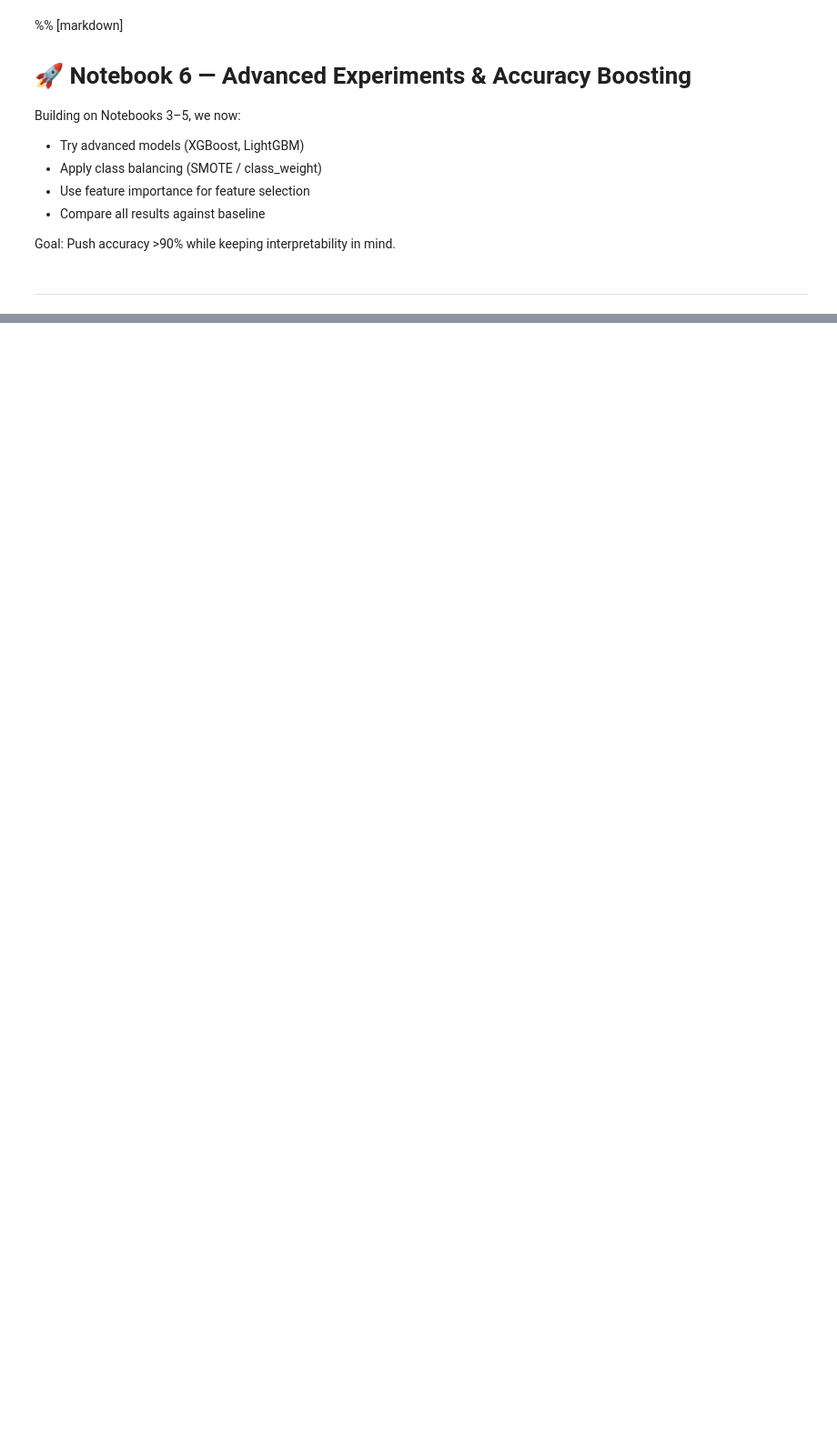
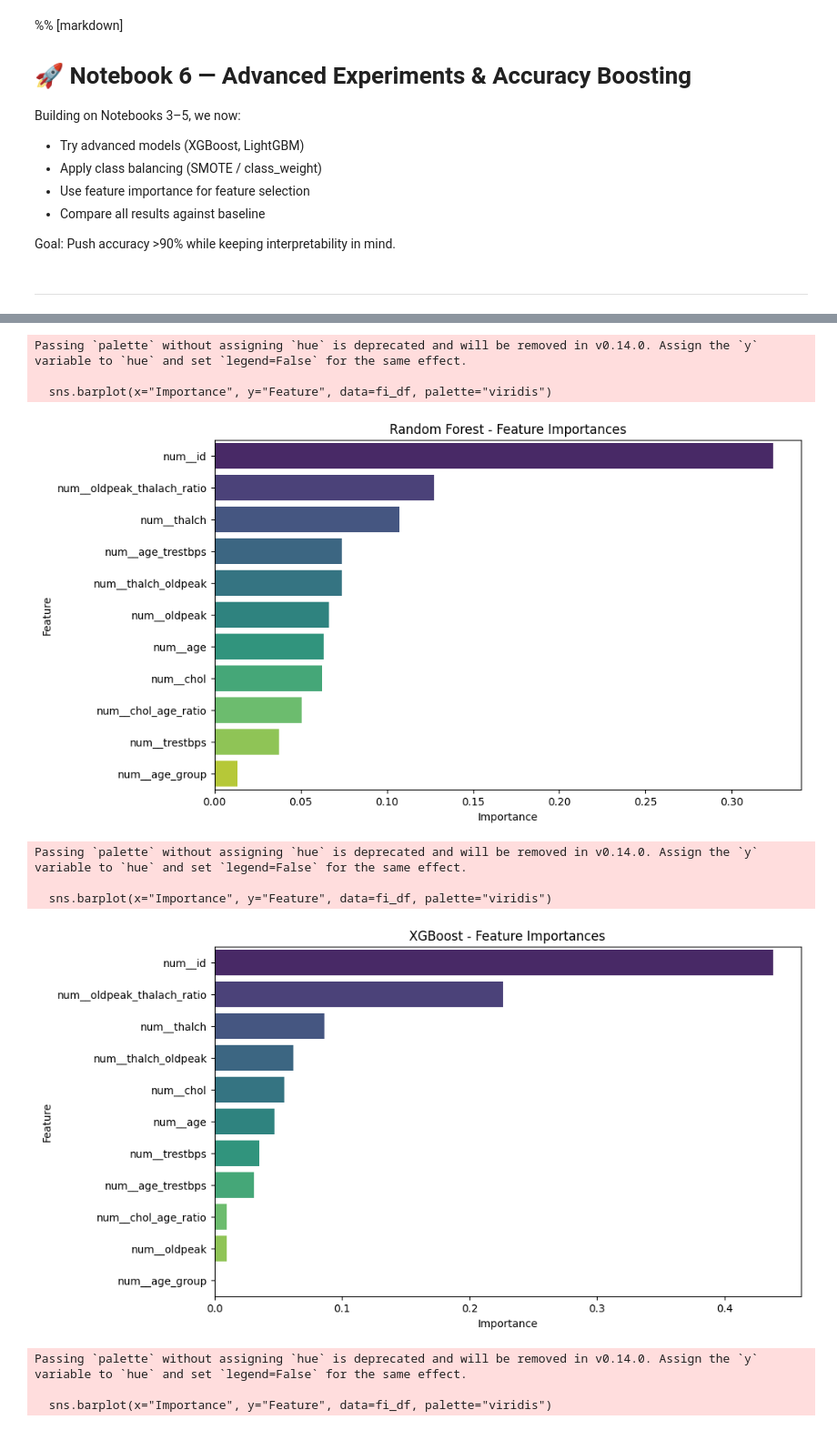
Before and after one commit to aaronalonsotorrens/Heart_disease_risk_predictor, a Jupyter notebook: jupyter_notebooks/Notebook 7.ipynb, the cells around one changed output, grey strips where cells are left out. Shown at 91% size. Saved outputs shown, nothing was run; the diff lists cells and outputs as text; code cells hidden in the pictures; blank space fills up the shorter version.

```diff
--- a/jupyter_notebooks/Notebook 7.ipynb
+++ b/jupyter_notebooks/Notebook 7.ipynb
@@ -191,0 +144,44 @@ NotFittedError: This OneHotEncoder instance is not fitted yet. Call 'fit' with a
+# %%
+for name, model in tuned_models.items():
+    # Only ensemble/tree models have feature_importances_
+    final_estimator = model[-1]  # last step in pipeline
+
+    if hasattr(final_estimator, "feature_importances_"):
+        importances = final_estimator.feature_importances_
+
+        # Extract feature names from the ColumnTransformer in the pipeline
+        try:
+            preprocessor = model[:-1]  # all steps except final estimator
+            # get transformed feature names (works for OneHotEncoder + numeric)
+            if hasattr(preprocessor, "get_feature_names_out"):
+                feature_names = preprocessor.get_feature_names_out()
+            else:
+                # fallback
+                feature_names = X_train.columns
+        except:
+            feature_names = X_train.columns
+
+        # Make sure lengths match
+        if len(importances) != len(feature_names):
+            print(f"⚠️ Skipping {name}: feature_importances_ length {len(importances)} != number of features {len(feature_names)}")
+            continue
+
+        fi_df = pd.DataFrame({"Feature": feature_names, "Importance": importances})
+        fi_df = fi_df.sort_values("Importance", ascending=False)
+
+        plt.figure(figsize=(10,6))
+        sns.barplot(x="Importance", y="Feature", data=fi_df, palette="viridis")
+        plt.title(f"{name} - Feature Importances")
+        plt.show()
+# %% [output]
+Passing `palette` without assigning `hue` is deprecated and will be removed in v0.14.0. Assign the `y` variable to `hue` and set `legend=False` for the same effect.
+
+  sns.barplot(x="Importance", y="Feature", data=fi_df, palette="viridis")
+[figure, added]
+Passing `palette` without assigning `hue` is deprecated and will be removed in v0.14.0. Assign the `y` variable to `hue` and set `legend=False` for the same effect.
+
+  sns.barplot(x="Importance", y="Feature", data=fi_df, palette="viridis")
+[figure, added]
+Passing `palette` without assigning `hue` is deprecated and will be removed in v0.14.0. Assign the `y` variable to `hue` and set `legend=False` for the same effect.
+
+  sns.barplot(x="Importance", y="Feature", data=fi_df, palette="viridis")
```
Also changed, not shown: parts of 17 cells of this notebook, 30 other files.
